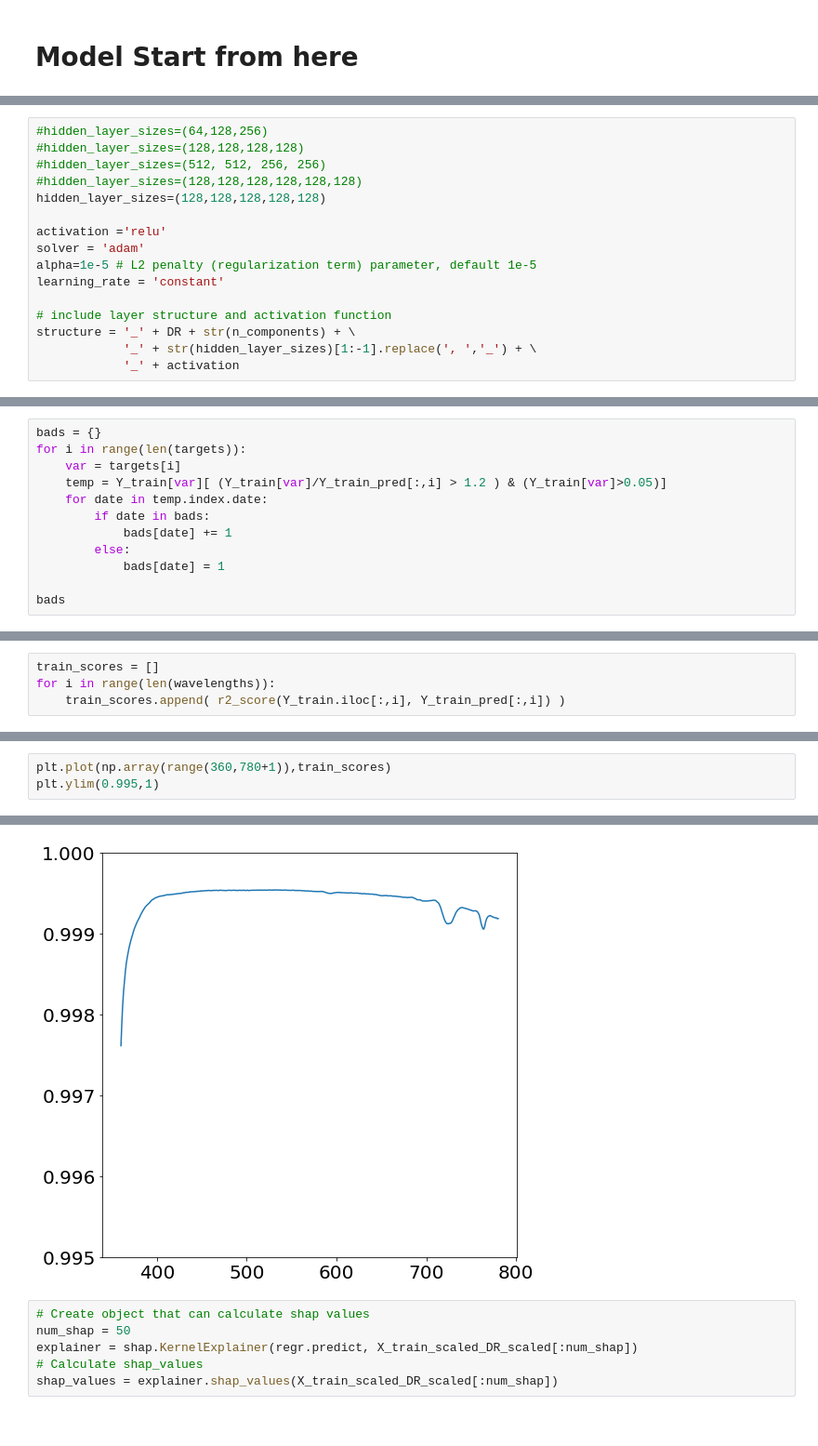
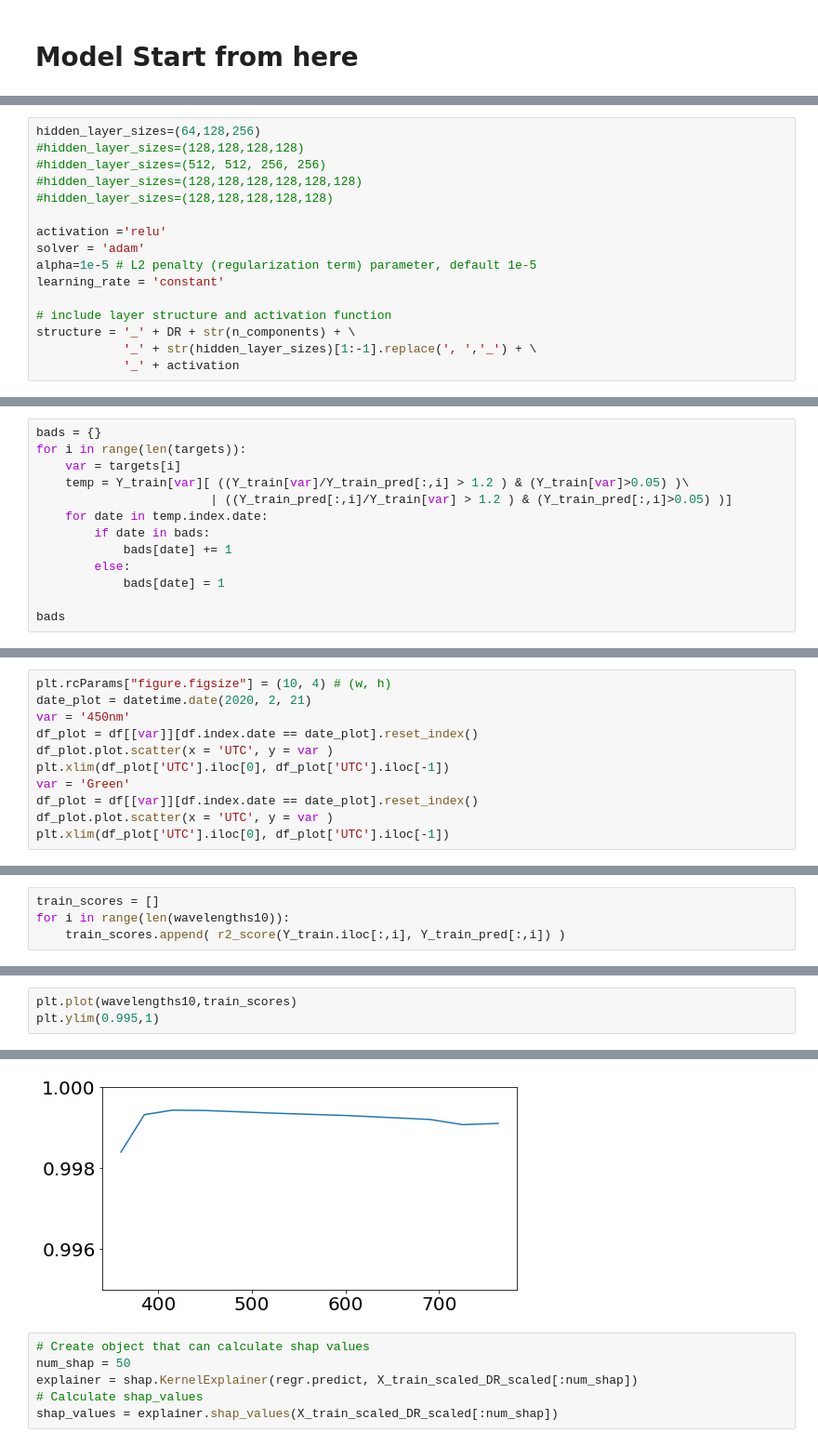
Before and after one commit to yichigo/Light-Sensors-Calibration, a Jupyter notebook: model_MLP_10.ipynb, the cells around one changed output, grey strips where cells are left out. Shown at 93% size. Cells and saved outputs as stored; diff of their text form.

```diff
--- a/model_MLP_10.ipynb
+++ b/model_MLP_10.ipynb
@@ -225,9 +218,9 @@ for hidden_layer_sizes in [(128,128,128,128),
 # %%
-#hidden_layer_sizes=(64,128,256)
+hidden_layer_sizes=(64,128,256)
 #hidden_layer_sizes=(128,128,128,128)
 #hidden_layer_sizes=(512, 512, 256, 256)
 #hidden_layer_sizes=(128,128,128,128,128,128)
-hidden_layer_sizes=(128,128,128,128,128)
+#hidden_layer_sizes=(128,128,128,128,128)
 
 activation ='relu'
 solver = 'adam'
@@ -337,7 +330,8 @@ plt.savefig(dir_out + 'whole' +'/MLP_performance_whole'+structure+'.png')
 bads = {}
 for i in range(len(targets)):
     var = targets[i]
-    temp = Y_train[var][ (Y_train[var]/Y_train_pred[:,i] > 1.2 ) & (Y_train[var]>0.05)]
+    temp = Y_train[var][ ((Y_train[var]/Y_train_pred[:,i] > 1.2 ) & (Y_train[var]>0.05) )\
+                        | ((Y_train_pred[:,i]/Y_train[var] > 1.2 ) & (Y_train_pred[:,i]>0.05) )]
     for date in temp.index.date:
         if date in bads:
             bads[date] += 1
@@ -356,0 +367,11 @@ bads
+# %%
+plt.rcParams["figure.figsize"] = (10, 4) # (w, h)
+date_plot = datetime.date(2020, 2, 21)
+var = '450nm'
+df_plot = df[[var]][df.index.date == date_plot].reset_index()
+df_plot.plot.scatter(x = 'UTC', y = var )
+plt.xlim(df_plot['UTC'].iloc[0], df_plot['UTC'].iloc[-1])
+var = 'Green'
+df_plot = df[[var]][df.index.date == date_plot].reset_index()
+df_plot.plot.scatter(x = 'UTC', y = var )
+plt.xlim(df_plot['UTC'].iloc[0], df_plot['UTC'].iloc[-1])
@@ -357,4 +398,4 @@ bads
 # %%
 train_scores = []
-for i in range(len(wavelengths)):
+for i in range(len(wavelengths10)):
     train_scores.append( r2_score(Y_train.iloc[:,i], Y_train_pred[:,i]) )
@@ -375,9 +402,9 @@ temp
 # %%
-plt.plot(np.array(range(360,780+1)),train_scores)
+plt.plot(wavelengths10,train_scores)
 plt.ylim(0.995,1)
 # %% [output]
 (0.995, 1)
-[figure, old version]
+[figure, new version]
 # %%
 # Create object that can calculate shap values
 num_shap = 50
```
Also changed, not shown: parts of 22 cells of this notebook, 26 other files.
